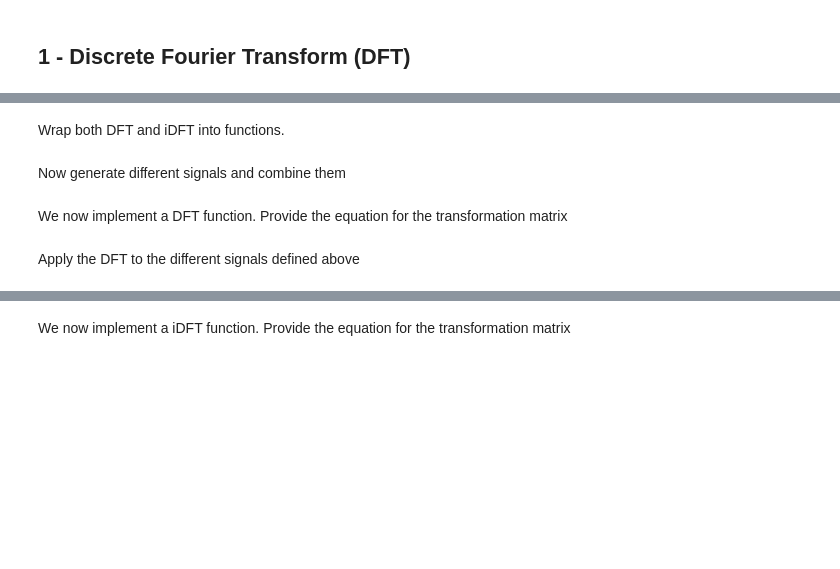
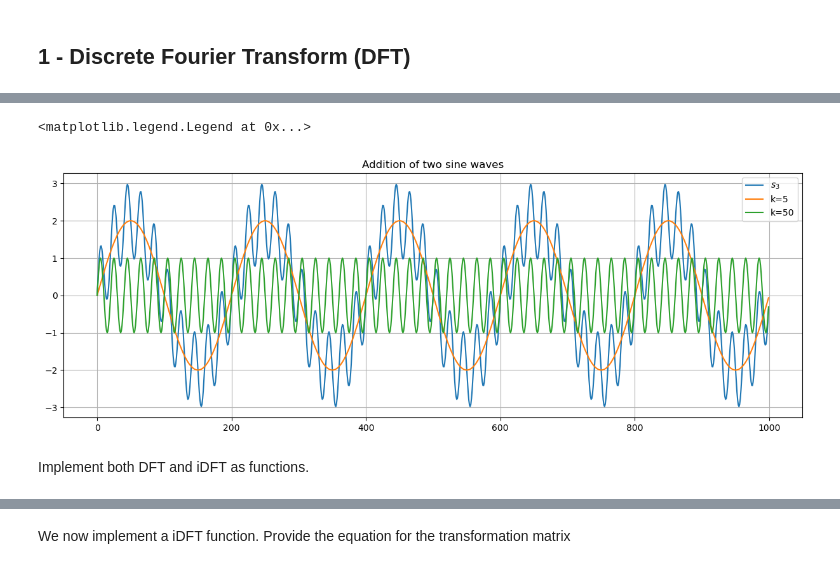
Before and after one commit to kerim325/SIP_Tutorials, a Jupyter notebook: SIP_SS23_Convolution-DFT_Tutorial.ipynb, the cells around one changed output, grey strips where cells are left out. Cells and saved outputs as stored; diff of their text form; code cells hidden in the pictures; blank space fills up the shorter version.

```diff
--- a/SIP_SS23_Convolution-DFT_Tutorial.ipynb
+++ b/SIP_SS23_Convolution-DFT_Tutorial.ipynb
@@ -40,2 +69,18 @@ Here I will provide some informations of the sine wave and define parameters
 # %%
-# Generate more signals to understand the concept of the frequency of oscilations
+# carry out some operation on signals eg addition of two signals for instance
+k3, k4 =  5, 50
+
+s3 = 2 * np.sin(2 * np.pi *k3 /N * n) + np.sin(2 * np.pi * k4/N * n)  # note the amplitudes
+
+# plot
+
+plt.figure(figsize=(15,5))
+plt.plot(s3, label='$s_{3}$')
+plt.plot(2 * np.sin(2 * np.pi * k3 /N * n), label='k=5')
+plt.plot(np.sin(2 * np.pi * k4/N * n), label='k=50')
+plt.title('Addition of two sine waves')
+plt.grid()
+plt.legend()
+# %% [output]
+<matplotlib.legend.Legend at 0x...>
+[figure, added]
@@ -44,3 +87,3 @@ Here I will provide some informations of the sine wave and define parameters
 # %% [markdown]
-Wrap both DFT and iDFT into functions.
+Implement both DFT and iDFT as functions.
 # %%
@@ -80,2 +117,0 @@ plt.grid()
-# %% [markdown]
-Now generate different signals and combine them
@@ -94,2 +117,0 @@ plt.grid()
-# %% [markdown]
-We now implement a DFT function. Provide the equation for the transformation matrix
@@ -105,3 +118 @@ def DFT(x):
-# %% [markdown]
-Apply the DFT to the different signals defined above
 # %%
```
Also changed, not shown: parts of 29 cells of this notebook, 1 other file.
